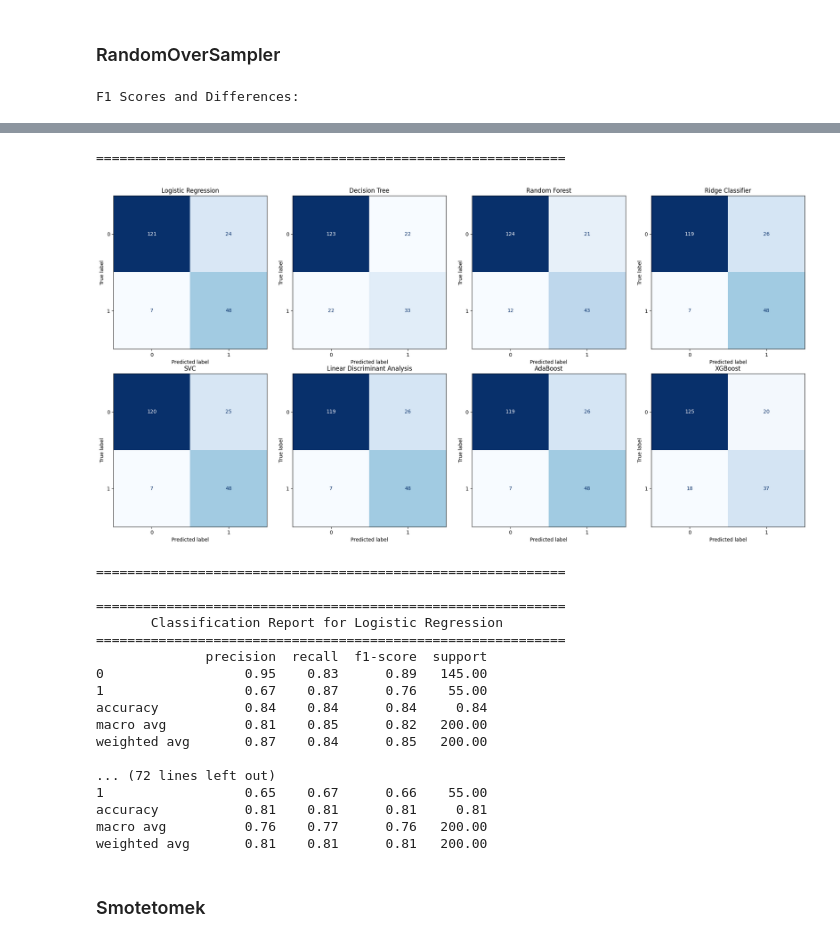
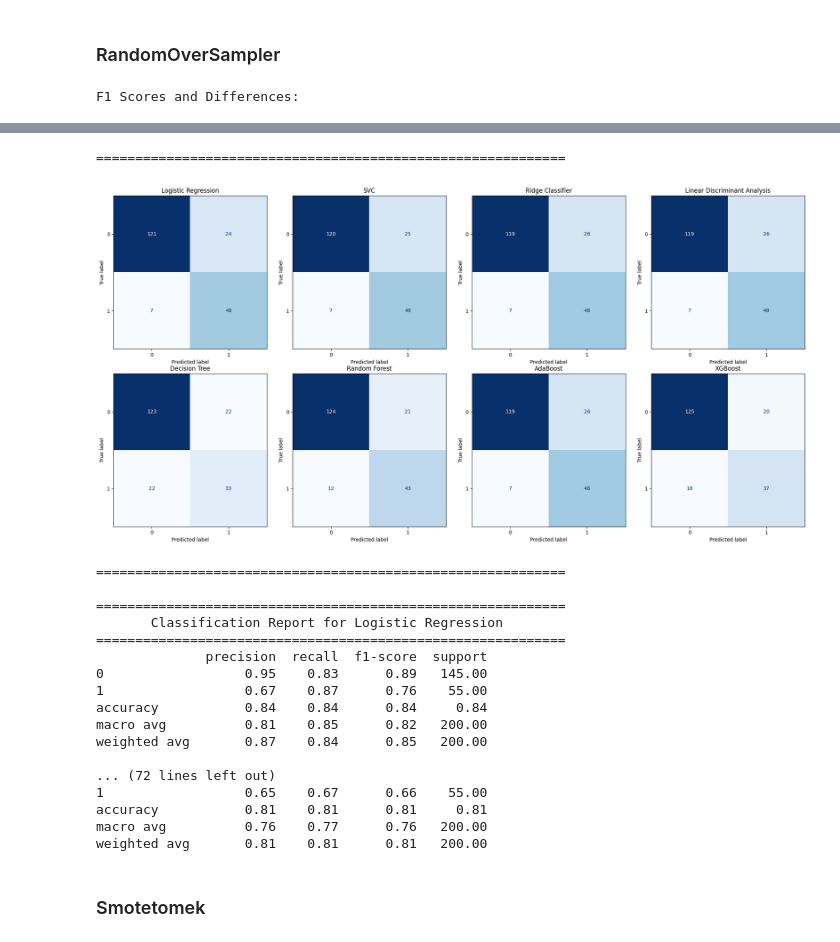
Before and after one commit to BertrandTcheuffa/claim_predict, a Jupyter notebook: Modelling.ipynb, the cells around one changed output, grey strips where cells are left out. Cells and saved outputs as stored; diff of their text form; code cells hidden in the pictures.

```diff
--- a/Modelling.ipynb
+++ b/Modelling.ipynb
@@ -277,11 +249,11 @@ Name: proportion, dtype: float64
 # Models and their full names
 models = {
     'Logistic Regression': LogisticRegression(random_state=42),
+    'SVC': SVC(random_state=42),
+    'Ridge Classifier': RidgeClassifier(random_state=42),
+    'Linear Discriminant Analysis': LinearDiscriminantAnalysis(),
     'Decision Tree': DecisionTreeClassifier(random_state=42),
     'Random Forest': RandomForestClassifier(random_state=42),
-    'Ridge Classifier': RidgeClassifier(random_state=42),
-    'SVC': SVC(random_state=42),
-    'Linear Discriminant Analysis': LinearDiscriminantAnalysis(),
     'AdaBoost': AdaBoostClassifier(random_state=42),
     'XGBoost': XGBClassifier(random_state=42)
 }
@@ -310,12 +282,12 @@ for model_name, model in models.items():
 
     results.append({
         'Model': model_name,
+        'Train F1 (weighted)': train_f1_weighted,
+        'Test F1 (weighted)': test_f1_weighted,
+        'F1 (weighted) Difference': f1_weighted_diff,
         'Train F1 (pos. class)': train_f1,
         'Test F1 (pos. class)': test_f1,
-        'F1 Difference (pos. class)': f1_diff,
-        'Train F1 (weighted)': train_f1_weighted,
-        'Test F1 (weighted)': test_f1_weighted,
-        'F1 (weighted) Difference': f1_weighted_diff
+        'F1 Difference (pos. class)': f1_diff
     })
 
     # Calculate and store confusion matrix
@@ -329,7 +301,7 @@ for model_name, model in models.items():
 # Display F1 Score Results with Differences
 df_results = pd.DataFrame(results)
 print("F1 Scores and Differences:")
-display(round(df_results, 3))
+display(round(df_results,2))
 print("\n" + "=" * 60 + "\n")
 
 # Display Confusion Matrices
@@ -440,11 +412,11 @@ Name: count, dtype: int64
 # Models and their full names
 models = {
     'Logistic Regression': LogisticRegression(random_state=42),
+    'SVC': SVC(random_state=42),
+    'Ridge Classifier': RidgeClassifier(random_state=42),
+    'Linear Discriminant Analysis': LinearDiscriminantAnalysis(),
     'Decision Tree': DecisionTreeClassifier(random_state=42),
     'Random Forest': RandomForestClassifier(random_state=42),
-    'Ridge Classifier': RidgeClassifier(random_state=42),
-    'SVC': SVC(random_state=42),
-    'Linear Discriminant Analysis': LinearDiscriminantAnalysis(),
     'AdaBoost': AdaBoostClassifier(random_state=42),
     'XGBoost': XGBClassifier(random_state=42)
 }
@@ -473,12 +445,12 @@ for model_name, model in models.items():
 
     results.append({
         'Model': model_name,
+        'Train F1 (weighted)': train_f1_weighted,
+        'Test F1 (weighted)': test_f1_weighted,
+        'F1 (weighted) Difference': f1_weighted_diff,
         'Train F1 (pos. class)': train_f1,
         'Test F1 (pos. class)': test_f1,
-        'F1 Difference (pos. class)': f1_diff,
-        'Train F1 (weighted)': train_f1_weighted,
-        'Test F1 (weighted)': test_f1_weighted,
-        'F1 (weighted) Difference': f1_weighted_diff
+        'F1 Difference (pos. class)': f1_diff
     })
 
     # Calculate and store confusion matrix
@@ -531,5 +503,5 @@ F1 Scores and Differences:
 ============================================================
-[figure, old version]
+[figure, new version]
 ============================================================
 
 ============================================================
```
Also changed, not shown: parts of 11 cells of this notebook.
